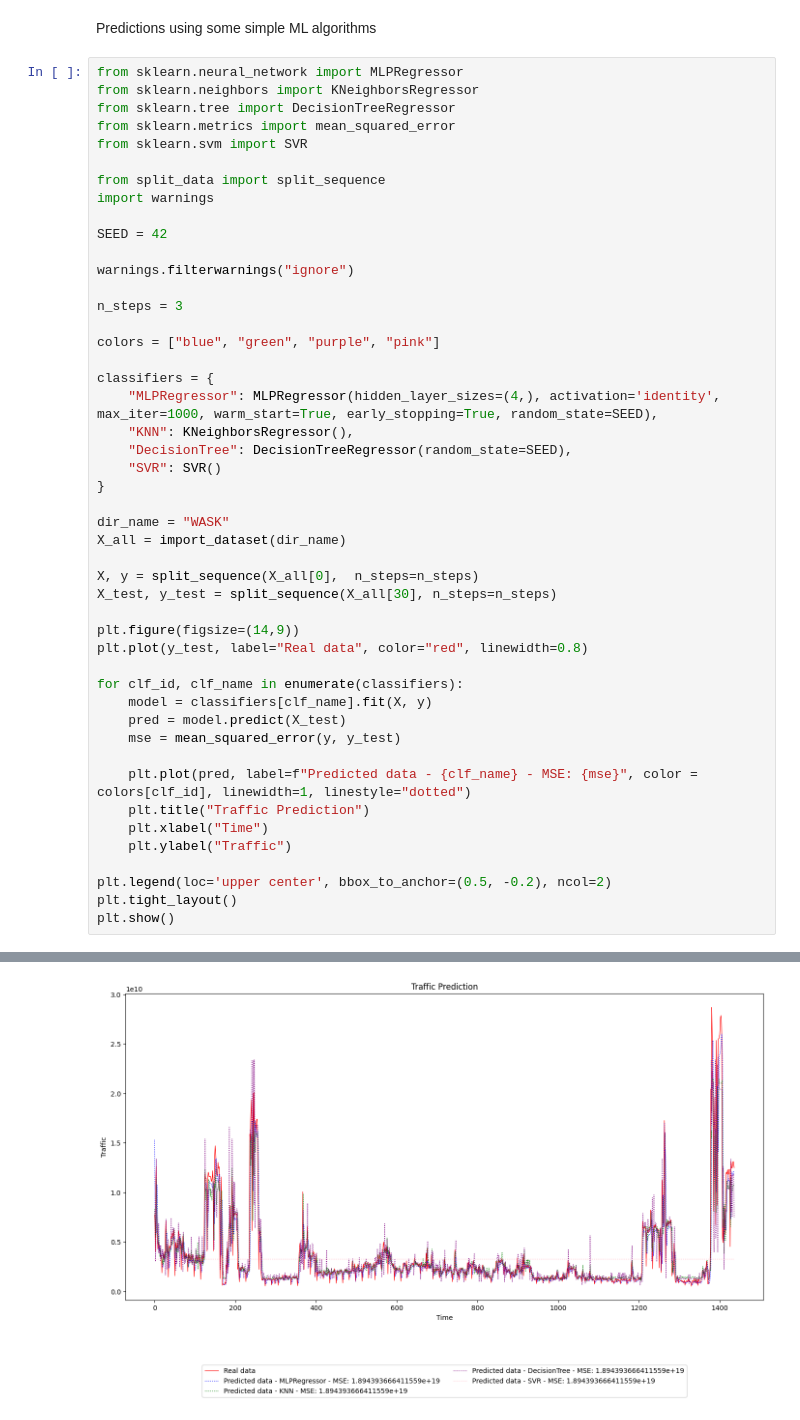
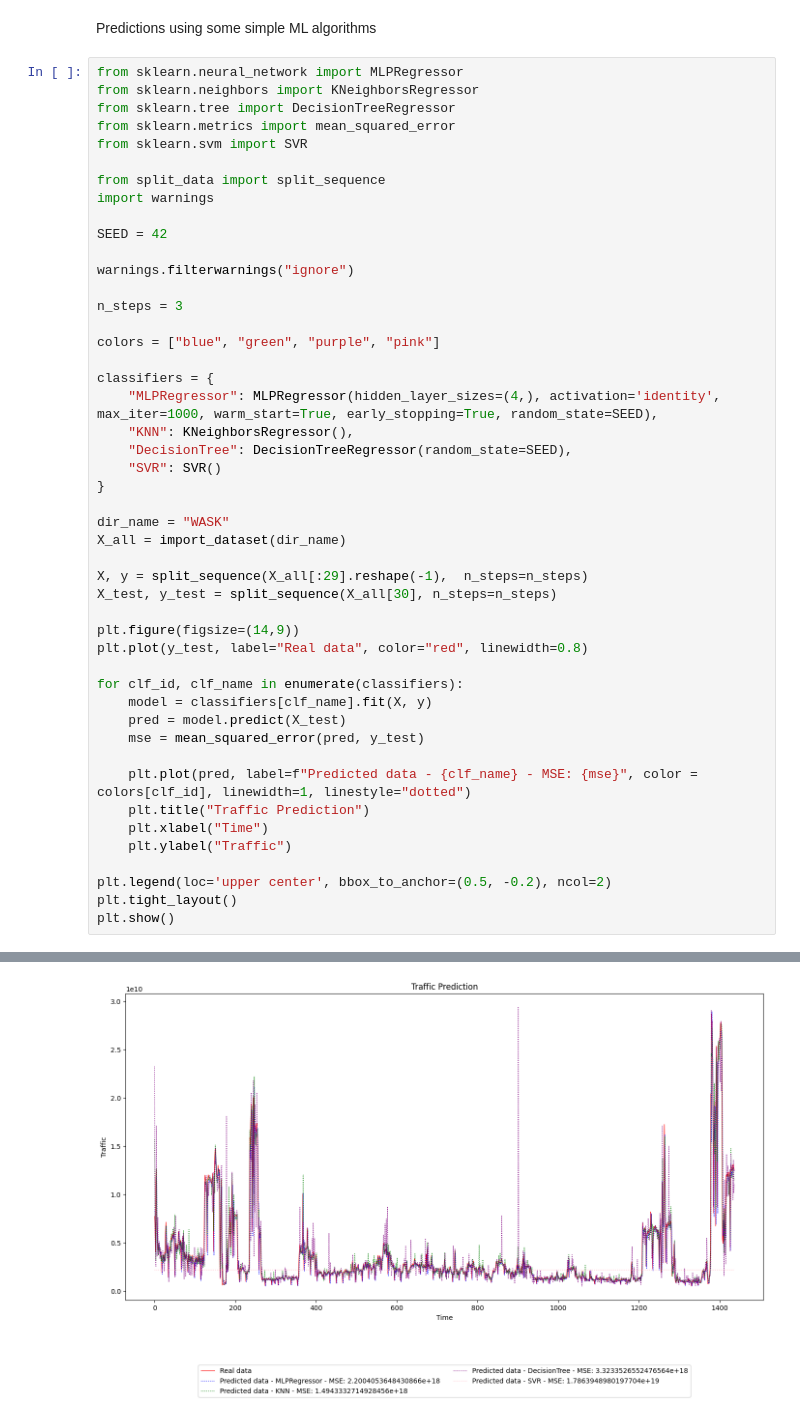
Before and after one commit to pawel150199/bitrate-predictions, a Jupyter notebook: WASK-analysis.ipynb, the cells around one changed output, grey strips where cells are left out. Cells and saved outputs as stored; diff of their text form.

```diff
--- a/WASK-analysis.ipynb
+++ b/WASK-analysis.ipynb
@@ -92,33 +92,33 @@ colors = ["blue", "green", "purple", "pink"]
 classifiers = {
     "MLPRegressor": MLPRegressor(hidden_layer_sizes=(4,), activation='identity', max_iter=1000, warm_start=True, early_stopping=True, random_state=SEED),
     "KNN": KNeighborsRegressor(),
     "DecisionTree": DecisionTreeRegressor(random_state=SEED),
     "SVR": SVR()
 }
 
 dir_name = "WASK"
 X_all = import_dataset(dir_name)
 
-X, y = split_sequence(X_all[0],  n_steps=n_steps)
+X, y = split_sequence(X_all[:29].reshape(-1),  n_steps=n_steps)
 X_test, y_test = split_sequence(X_all[30], n_steps=n_steps)
 
 plt.figure(figsize=(14,9))
 plt.plot(y_test, label="Real data", color="red", linewidth=0.8)
 
 for clf_id, clf_name in enumerate(classifiers):
     model = classifiers[clf_name].fit(X, y)
     pred = model.predict(X_test)
-    mse = mean_squared_error(y, y_test)
+    mse = mean_squared_error(pred, y_test)
 
     plt.plot(pred, label=f"Predicted data - {clf_name} - MSE: {mse}", color = colors[clf_id], linewidth=1, linestyle="dotted")
     plt.title("Traffic Prediction")
     plt.xlabel("Time")
     plt.ylabel("Traffic")
 
 plt.legend(loc='upper center', bbox_to_anchor=(0.5, -0.2), ncol=2)
 plt.tight_layout()
 plt.show()
 # %% [output]
 Skip due incorrect format
 Skip due incorrect format
-[figure, old version]
+[figure, new version]
```
Also changed, not shown: parts of 1 cell of this notebook, 1 other file.
